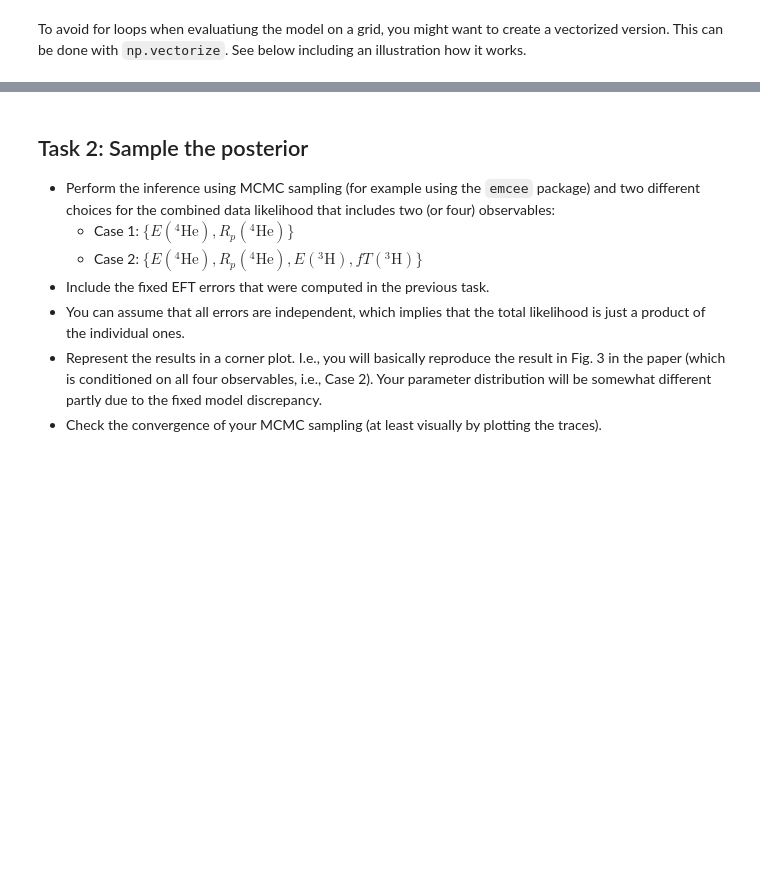
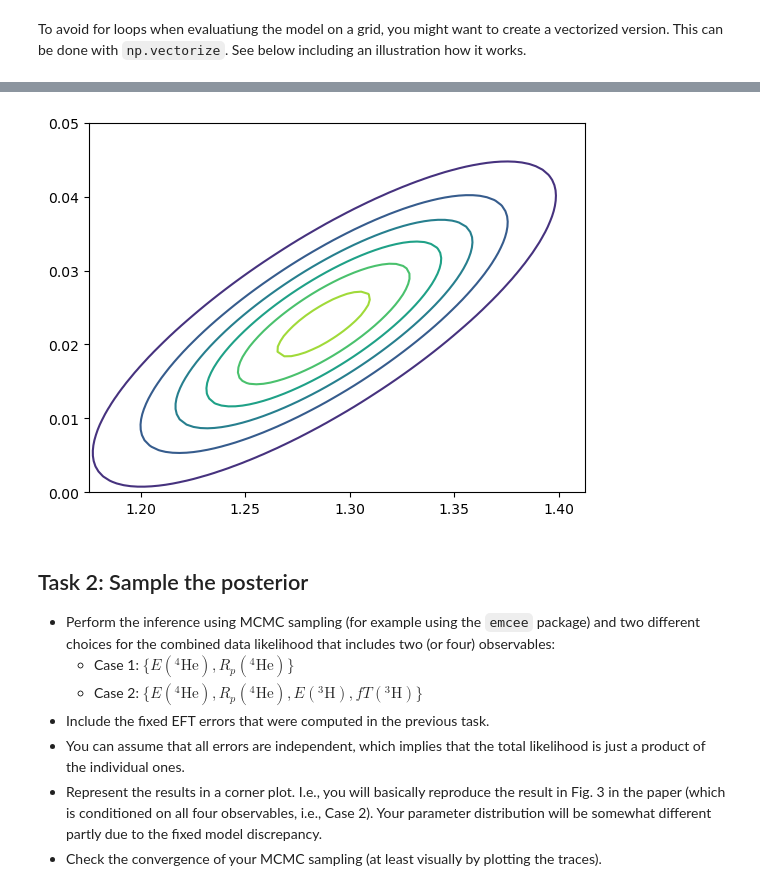
Before and after one commit to wonder-coconut/tif285_project, a Jupyter notebook: TIF285_Project1.ipynb, the cells around one changed output, grey strips where cells are left out. Saved outputs shown, nothing was run; the diff lists cells and outputs as text; code cells hidden in the pictures; blank space fills up the shorter version.

Commit message:
task1 (posterior for model)

```diff
--- a/TIF285_Project1.ipynb
+++ b/TIF285_Project1.ipynb
@@ -155,0 +150,3 @@ def prior(
+# %%
+errors = np.array([0.005, 0.0062, 0.015, 3.0]) #E4He, Rp4He, E3H, fT3H
+y_exp = [-28.296,1.4552,-8.482,1129.6] #experimental values
@@ -156,3 +178,27 @@ def prior(
+# %%
+cD_len = 72 #arbitrary length
+cE_len = 72
+cD = np.linspace(1.175,1.4125,cD_len) #modified limits based on visual inference from contours
+cE = np.linspace(0,0.05,cE_len)
+
+grid = [[(d,e) for d in cD] for e in cE]
+grid = np.asarray(grid)
+
+res = []
+log_res = []
+for row in grid:
+    for theta in row:
+        log_res.append(logPosterior(theta))
+
+res = np.exp(log_res)
+res = res.reshape(cE_len,cD_len)
+#plt.imshow(res)
+
+#the following plot shows the convergence for parameters cD, cE for which model value y_th is closest to experiment value y_exp
+plt.contour(cD,cE,res)
+plt.show()
+# %% [output]
+[figure, added]
 # %% [markdown]
 ## Task 2: Sample the posterior
 - Perform the inference using MCMC sampling (for example using the `emcee` package) and two different choices for the combined data likelihood that includes two (or four) observables:
```
Also changed, not shown: parts of 4 cells of this notebook, 1 other file.
